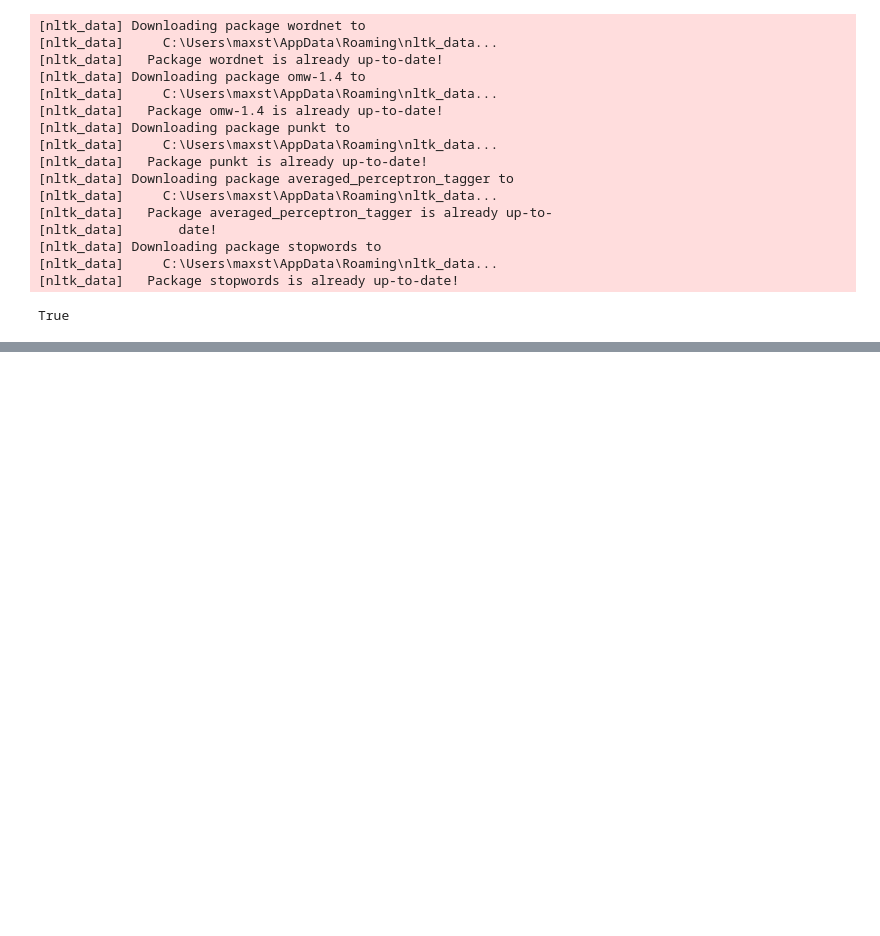
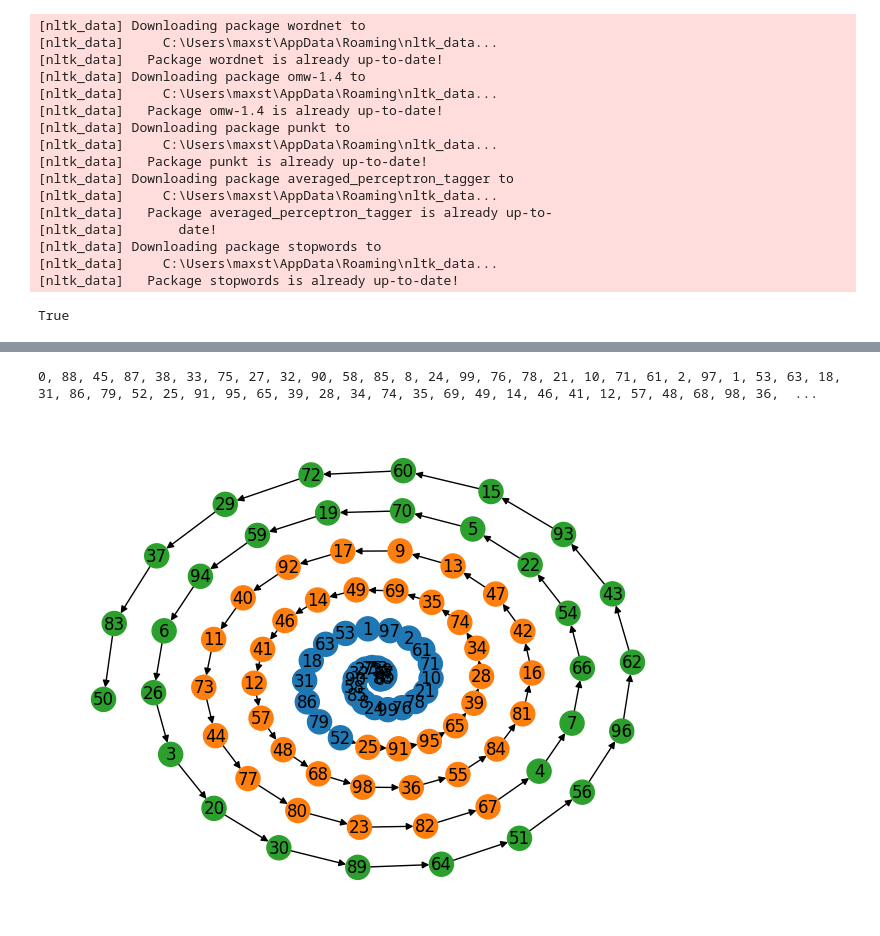
Before and after one commit to maxstollmayer/Graph-Algorithms-Project, a Jupyter notebook: cains_jawbone_graph.ipynb, the cells around one changed output, grey strips where cells are left out. Saved outputs shown, nothing was run; the diff lists cells and outputs as text; code cells hidden in the pictures; blank space fills up the shorter version.

```diff
--- a/cains_jawbone_graph.ipynb
+++ b/cains_jawbone_graph.ipynb
@@ -395,0 +158,19 @@ Reading sequence: 0, 14, 49, 5, 97, 85, 95, 92, 96, 75, 64, 89, 9, 58, 87, 81, 5
+# %%
+# naiv way: start at root and go to highest similarity in each step
+def max_path(graph, root):
+    visited = [root]
+    for i in range(len(graph)-1):
+        weights = [(node, graph.edges[(visited[i], node)]["weight"]) for node in graph if node not in visited]
+        new = max(weights, key=(lambda x: x[1]))
+        visited.append(new[0])
+    return visited
+# %%
+path = max_path(G, 0)
+print(*path, sep=", ")
+P = nx.path_graph(len(path), create_using=nx.DiGraph)
+P = nx.relabel_nodes(P, {i: node for i, node in enumerate(path)})
+pos = nx.spiral_layout(P)
+nx.draw(P, pos, with_labels=True, node_color=list(node_color.values()))
+# %% [output]
+0, 88, 45, 87, 38, 33, 75, 27, 32, 90, 58, 85, 8, 24, 99, 76, 78, 21, 10, 71, 61, 2, 97, 1, 53, 63, 18, 31, 86, 79, 52, 25, 91, 95, 65, 39, 28, 34, 74, 35, 69, 49, 14, 46, 41, 12, 57, 48, 68, 98, 36,  ...
+[figure, added]
```
Also changed, not shown: parts of 33 cells of this notebook, 1 other file.
